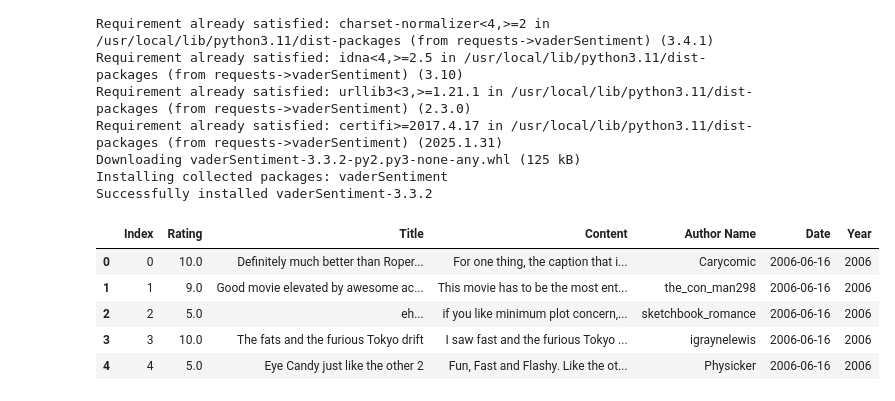
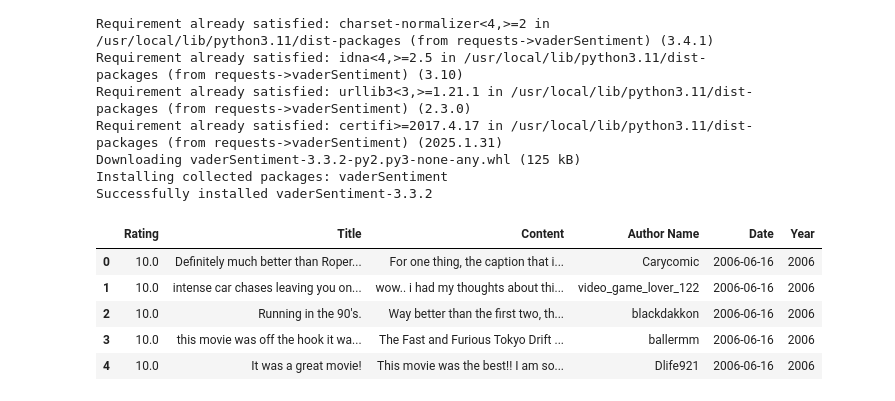
Before and after one commit to pwy7fv/DS-4002-Group-Projects, a Jupyter notebook: OUTPUT/FF3_Vader_Analysis.ipynb, the cells around one changed output. Drawn from its saved outputs; the diff is of its cells as text; code cells hidden in the pictures.

```diff
--- a/OUTPUT/FF3_Vader_Analysis.ipynb
+++ b/OUTPUT/FF3_Vader_Analysis.ipynb
@@ -32,13 +32,13 @@ Successfully installed vaderSentiment-3.3.2
 # %%
 from vaderSentiment.vaderSentiment import SentimentIntensityAnalyzer
 # %%
-#creating dataframe of FF3 data to analyze
-df3 = pd.read_csv('/content/DS-4002-Group-Projects/DATA/Cleaned Data/FF3_clean_data.csv', low_memory=False)
-df3.head()
+#creating dataframe of FF3_clean_2006 data to analyze
+df3_06 = pd.read_csv('/content/DS-4002-Group-Projects/DATA/Cleaned Data/FF3_clean2006.csv', low_memory=False)
+df3_06.head()
 # %% [output]
-|  | Index | Rating | Title | Content | Author Name | Date | Year |
-| 0 | 0 | 10.0 | Definitely much better than Roper... | For one thing, the caption that i... | Carycomic | 2006-06-16 | 2006 |
-| 1 | 1 | 9.0 | Good movie elevated by awesome ac... | This movie has to be the most ent... | the_con_man298 | 2006-06-16 | 2006 |
-| 2 | 2 | 5.0 | eh... | if you like minimum plot concern,... | sketchbook_romance | 2006-06-16 | 2006 |
-| 3 | 3 | 10.0 | The fats and the furious Tokyo drift | I saw fast and the furious Tokyo ... | igraynelewis | 2006-06-16 | 2006 |
-| 4 | 4 | 5.0 | Eye Candy just like the other 2 | Fun, Fast and Flashy. Like the ot... | Physicker | 2006-06-16 | 2006 |
+|  | Rating | Title | Content | Author Name | Date | Year |
+| 0 | 10.0 | Definitely much better than Roper... | For one thing, the caption that i... | Carycomic | 2006-06-16 | 2006 |
+| 1 | 10.0 | intense car chases leaving you on... | wow.. i had my thoughts about thi... | video_game_lover_122 | 2006-06-16 | 2006 |
+| 2 | 10.0 | Running in the 90's. | Way better than the first two, th... | blackdakkon | 2006-06-16 | 2006 |
+| 3 | 10.0 | this movie was off the hook it wa... | The Fast and Furious Tokyo Drift ... | ballermm | 2006-06-16 | 2006 |
+| 4 | 10.0 | It was a great movie! | This movie was the best!! I am so... | Dlife921 | 2006-06-16 | 2006 |
```
Also changed, not shown: parts of 14 cells of this notebook.
